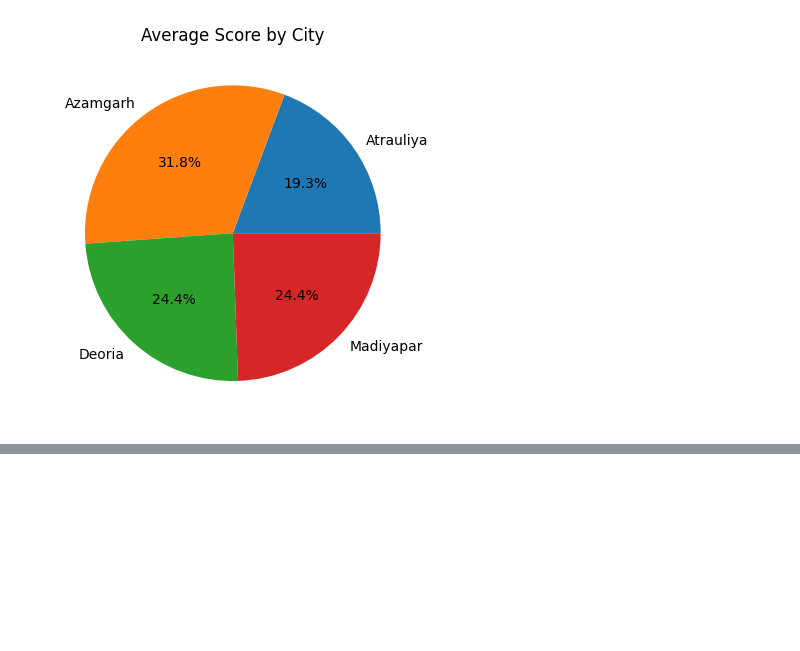
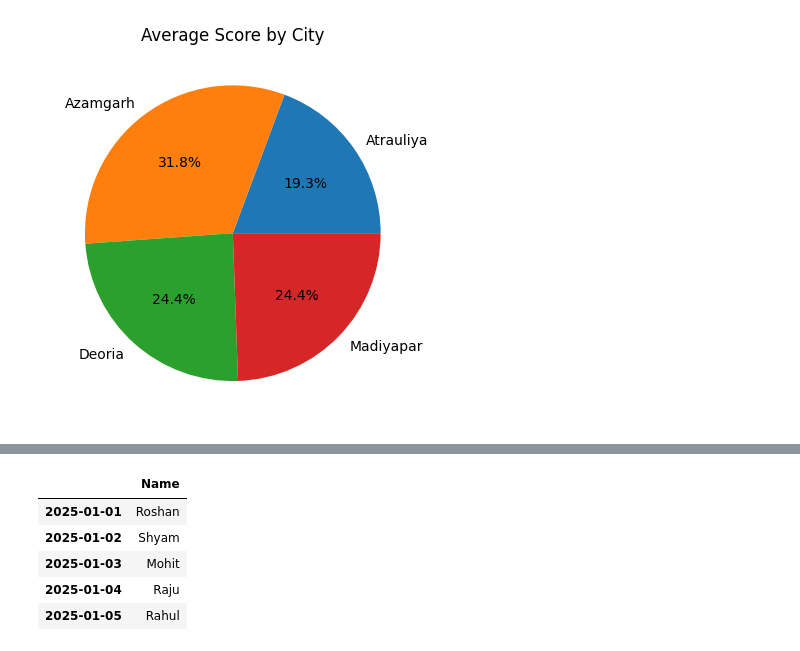
Before and after one commit to helloharendra/Python-DS-AI-11-AM-12-30PM, a Jupyter notebook: roshan/analytics/day27.ipynb, the cells around one changed output, grey strips where cells are left out. Drawn from its saved outputs; the diff is of its cells as text; code cells hidden in the pictures; blank space fills up the shorter version.

```diff
--- a/roshan/analytics/day27.ipynb
+++ b/roshan/analytics/day27.ipynb
@@ -148,0 +149,7 @@ df1 = pd.read_csv("student.csv")
+# %%
+date_range = pd.date_range(
+    start='2025-01-01',
+    periods=5,
+    freq='D'
+
+)
@@ -148,0 +177,15 @@ df1 = pd.read_csv("student.csv")
+# %%
+students = pd.DataFrame({
+    'Name':['Roshan','Shyam','Mohit','Raju','Rahul']
+},
+index=date_range
+)
+# %%
+students
+# %% [output]
+|  | Name |
+| 2025-01-01 | Roshan |
+| 2025-01-02 | Shyam |
+| 2025-01-03 | Mohit |
+| 2025-01-04 | Raju |
+| 2025-01-05 | Rahul |
```
Also changed, not shown: parts of 7 cells of this notebook.
